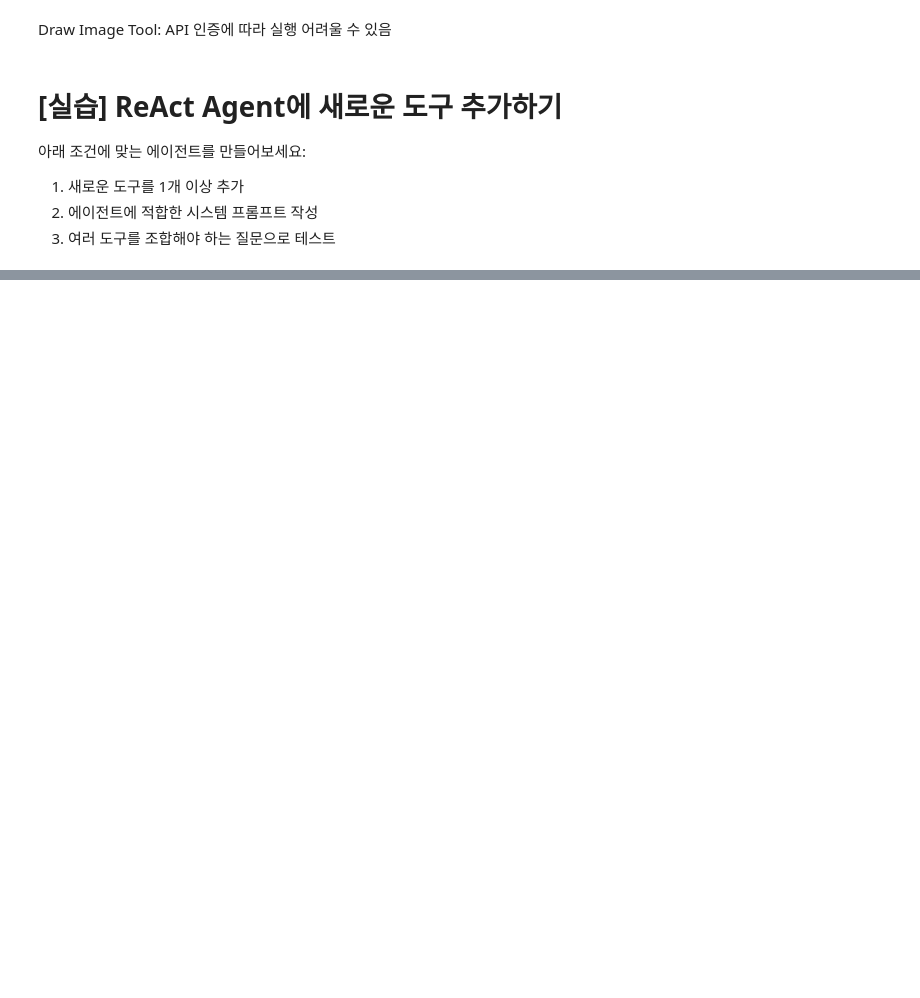
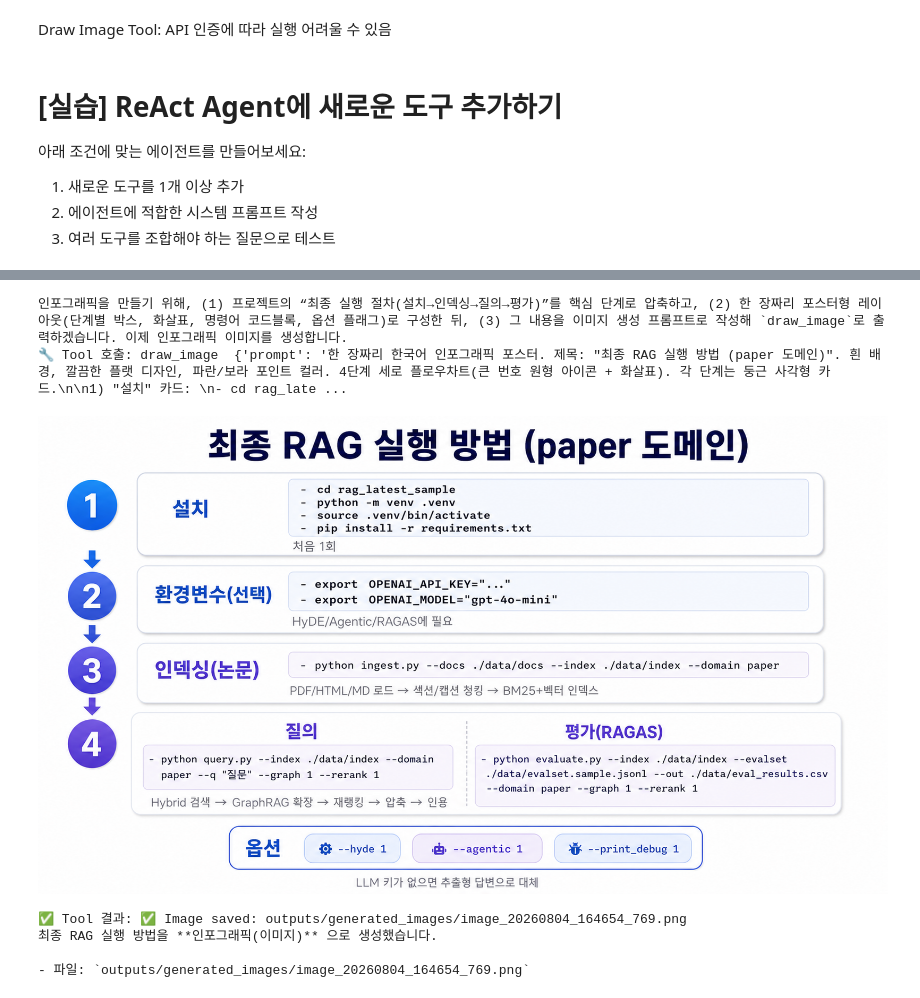
Before and after one commit to kdkim2000/RAG2026, a Jupyter notebook: [실습]_8_LangChain과_다양한_툴_연동.ipynb, the cells around one changed output, grey strips where cells are left out. Cells and saved outputs as stored; diff of their text form; code cells hidden in the pictures; blank space fills up the shorter version.

```diff
--- a/[실습]_8_LangChain과_다양한_툴_연동.ipynb
+++ b/[실습]_8_LangChain과_다양한_툴_연동.ipynb
@@ -33,0 +57,10 @@ tavily_search.invoke("Gemma 4")
+# %%
+print('Tavily Search 예제:')
+example_query = "Tavily Search 사용법"
+search_results = tavily_search.invoke(example_query)
+print(f"검색어: '{example_query}'")
+for i, result in enumerate(search_results['results']):
+    print(f"  결과 {i+1}:")
+    print(f"    URL: {result['url']}")
+    print(f"    제목: {result['title']}")
+    print(f"    내용: {result['content'][:200]}...") # 내용이 길면 일부만 출력
@@ -389,0 +749,5 @@ def draw_image(prompt:str) ->str:
+# %%
+config = {'configurable': {'thread_id': 'session-3'}}
+result = await stream_print(agent,
+                            '''최신 RAG 관련 설명 샘플을 만들고 싶다. 최신 기술과 예제를 포함하여 프로그램을 생성해 줘.''',
+                            config=config)
@@ -389,0 +847,13 @@ def draw_image(prompt:str) ->str:
+# %%
+result = await stream_print(agent,
+                            '''최종 RAG를 실행 하는 방법을 인포그래픽으로 출력해 줘.
+                            ''',
+                            config=config)
+# %% [output]
+인포그래픽을 만들기 위해, (1) 프로젝트의 “최종 실행 절차(설치→인덱싱→질의→평가)”를 핵심 단계로 압축하고, (2) 한 장짜리 포스터형 레이아웃(단계별 박스, 화살표, 명령어 코드블록, 옵션 플래그)로 구성한 뒤, (3) 그 내용을 이미지 생성 프롬프트로 작성해 `draw_image`로 출력하겠습니다. 이제 인포그래픽 이미지를 생성합니다.
+🔧 Tool 호출: draw_image  {'prompt': '한 장짜리 한국어 인포그래픽 포스터. 제목: "최종 RAG 실행 방법 (paper 도메인)". 흰 배경, 깔끔한 플랫 디자인, 파란/보라 포인트 컬러. 4단계 세로 플로우차트(큰 번호 원형 아이콘 + 화살표). 각 단계는 둥근 사각형 카드.\n\n1) "설치" 카드: \n- cd rag_late ...
+[figure, added]
+✅ Tool 결과: ✅ Image saved: outputs/generated_images/image_20260804_164654_769.png
+최종 RAG 실행 방법을 **인포그래픽(이미지)** 으로 생성했습니다.
+
+- 파일: `outputs/generated_images/image_20260804_164654_769.png`
```
Also changed, not shown: parts of 44 cells of this notebook.
